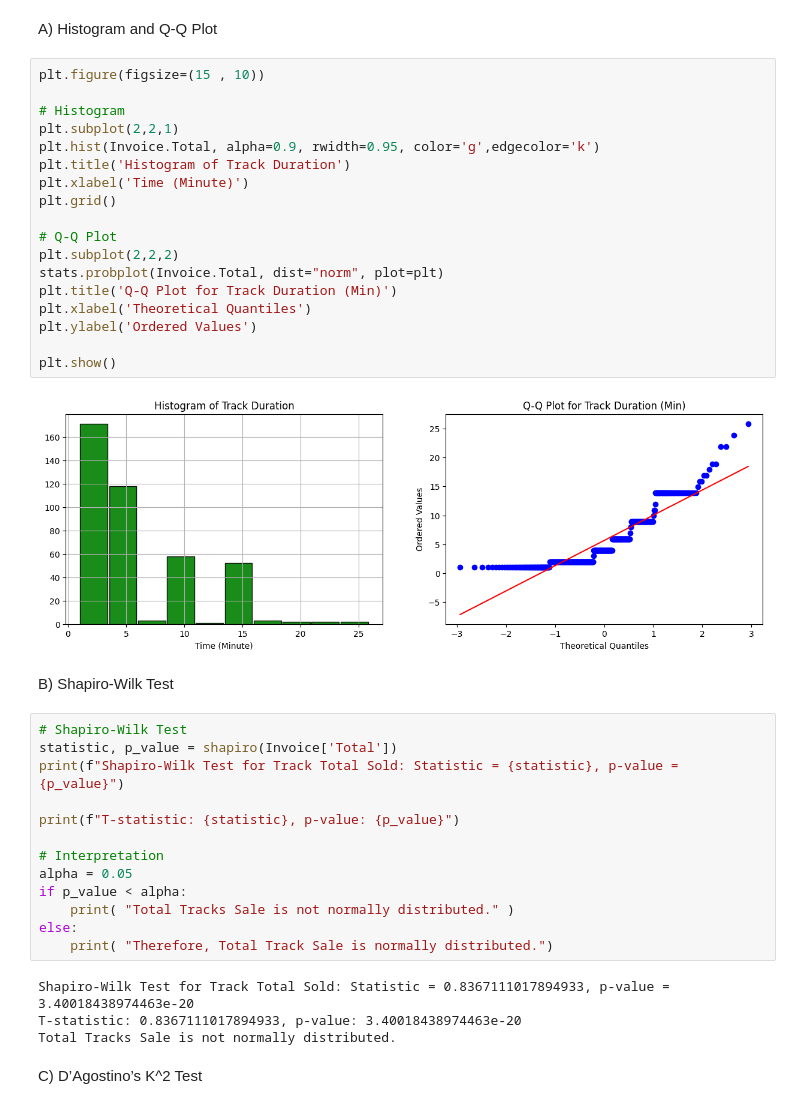
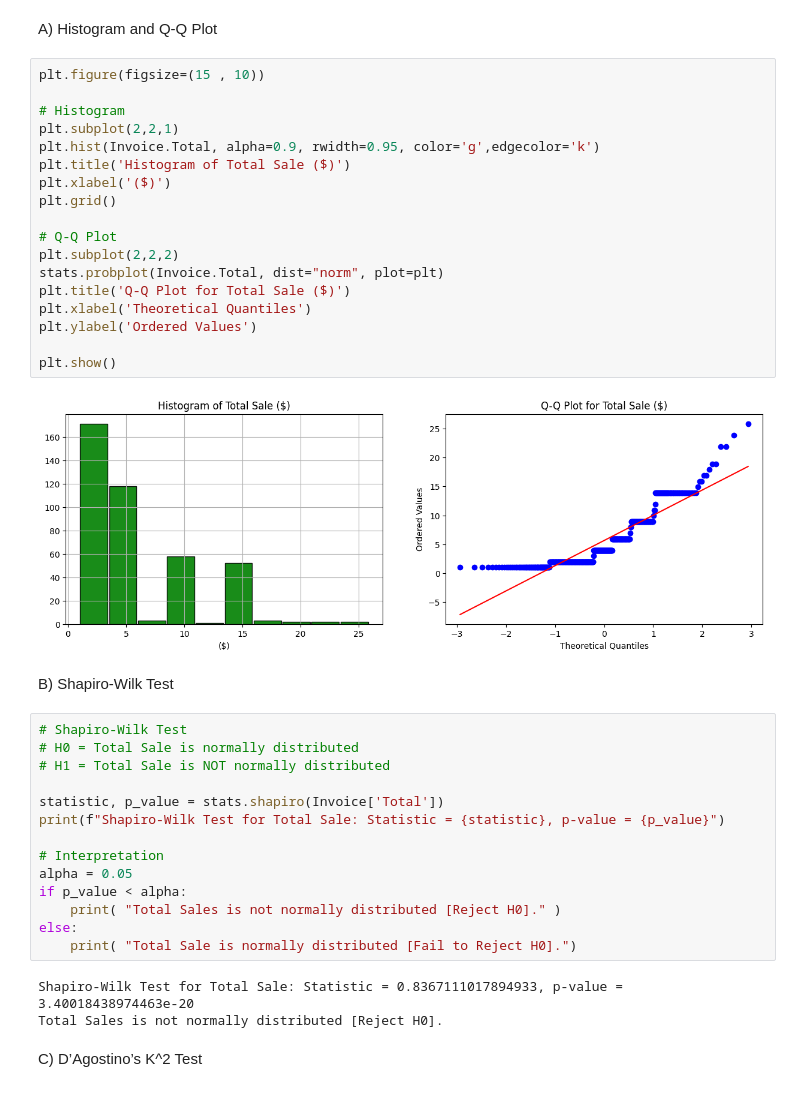
Before and after one commit to Mahlagha1994/Chinook, a Jupyter notebook: notebooks/Chinook Data Analysis.ipynb, the cells around one changed output. Drawn from its saved outputs; the diff is of its cells as text.

```diff
--- a/notebooks/Chinook Data Analysis.ipynb
+++ b/notebooks/Chinook Data Analysis.ipynb
@@ -412,41 +417,41 @@ A) Histogram and Q-Q Plot
 # %%
 plt.figure(figsize=(15 , 10))
 
 # Histogram
 plt.subplot(2,2,1)
 plt.hist(Invoice.Total, alpha=0.9, rwidth=0.95, color='g',edgecolor='k')
-plt.title('Histogram of Track Duration')
-plt.xlabel('Time (Minute)')
+plt.title('Histogram of Total Sale ($)')
+plt.xlabel('($)')
 plt.grid()
 
 # Q-Q Plot
 plt.subplot(2,2,2)
 stats.probplot(Invoice.Total, dist="norm", plot=plt)
-plt.title('Q-Q Plot for Track Duration (Min)')
+plt.title('Q-Q Plot for Total Sale ($)')
 plt.xlabel('Theoretical Quantiles')
 plt.ylabel('Ordered Values')
 
 plt.show()
 # %% [output]
-[figure, old version]
+[figure, new version]
 # %% [markdown]
 B) Shapiro-Wilk Test
 # %%
 # Shapiro-Wilk Test
-statistic, p_value = shapiro(Invoice['Total'])
-print(f"Shapiro-Wilk Test for Track Total Sold: Statistic = {statistic}, p-value = {p_value}")
+# H0 = Total Sale is normally distributed
+# H1 = Total Sale is NOT normally distributed
 
-print(f"T-statistic: {statistic}, p-value: {p_value}")
+statistic, p_value = stats.shapiro(Invoice['Total'])
+print(f"Shapiro-Wilk Test for Total Sale: Statistic = {statistic}, p-value = {p_value}")
 
 # Interpretation
 alpha = 0.05
 if p_value < alpha:
-    print( "Total Tracks Sale is not normally distributed." )
+    print( "Total Sales is not normally distributed [Reject H0]." )
 else:
-    print( "Therefore, Total Track Sale is normally distributed.")
+    print( "Total Sale is normally distributed [Fail to Reject H0].")
 # %% [output]
-Shapiro-Wilk Test for Track Total Sold: Statistic = 0.8367111017894933, p-value = 3.40018438974463e-20
-T-statistic: 0.8367111017894933, p-value: 3.40018438974463e-20
-Total Tracks Sale is not normally distributed.
+Shapiro-Wilk Test for Total Sale: Statistic = 0.8367111017894933, p-value = 3.40018438974463e-20
+Total Sales is not normally distributed [Reject H0].
 # %% [markdown]
 C) D’Agostino’s K^2 Test
```
Also changed, not shown: parts of 24 cells of this notebook.
